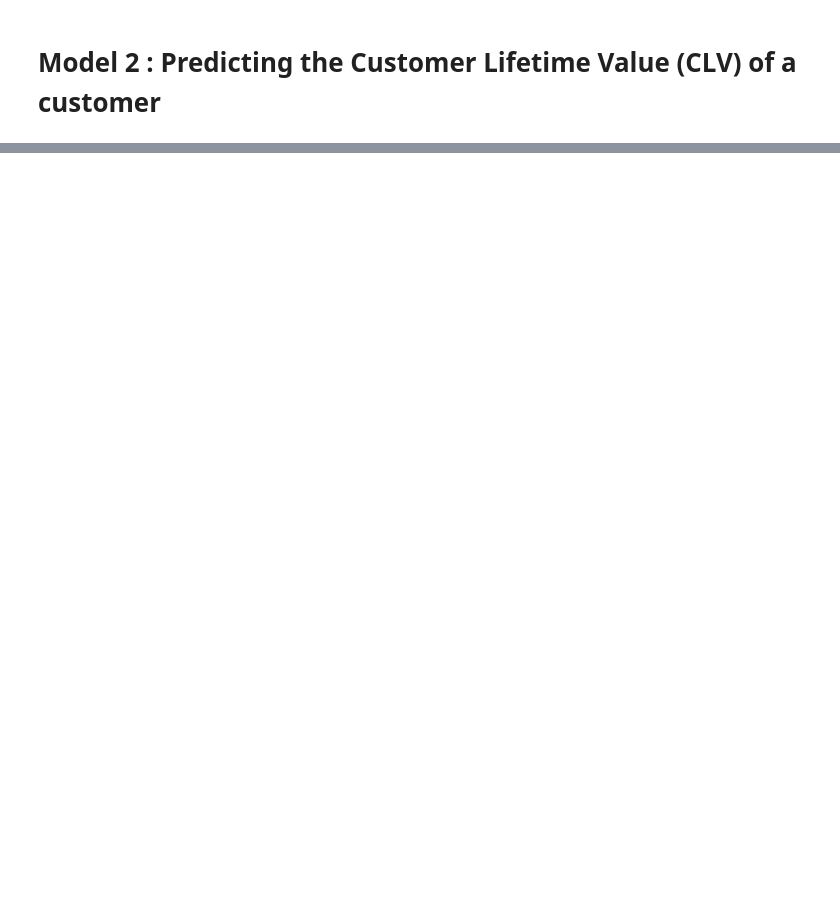
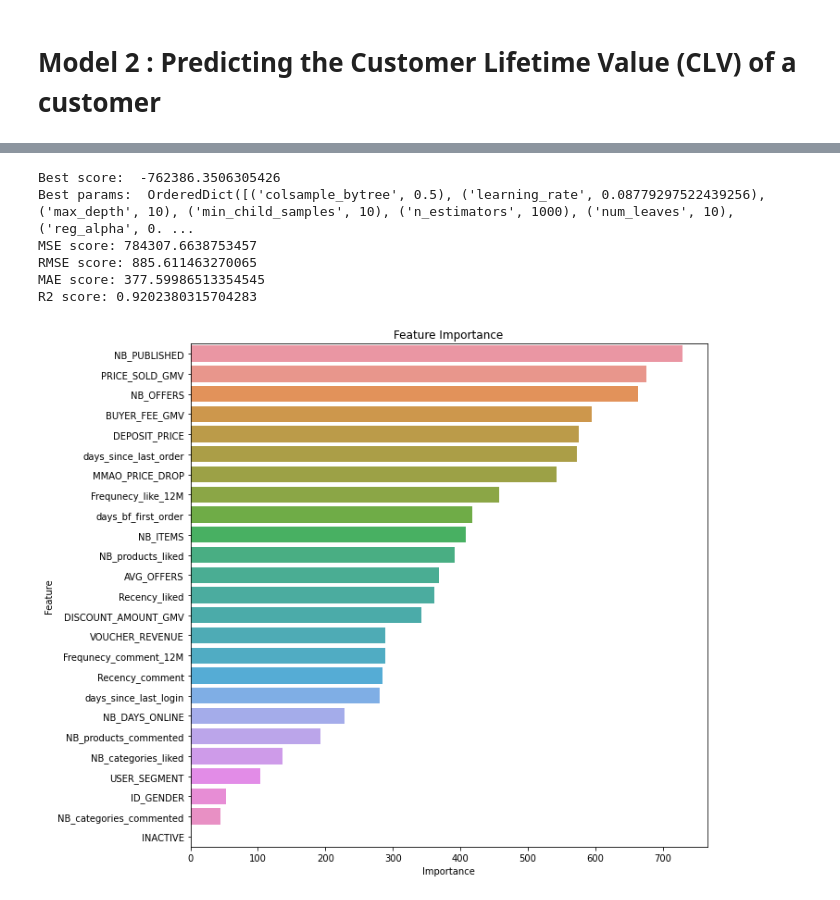
Before and after one commit to SHIYUNWANG22/CRP_VC, a Jupyter notebook: model_v1_cleaned.ipynb, the cells around one changed output, grey strips where cells are left out. Saved outputs shown, nothing was run; the diff lists cells and outputs as text; code cells hidden in the pictures; blank space fills up the shorter version.

Commit message:
FIrst run of models, need optimizing

```diff
--- a/model_v1_cleaned.ipynb
+++ b/model_v1_cleaned.ipynb
@@ -238,6 +335,10 @@ df.drop(['RANK_WITHIN_SEGMENT', 'ID_SEGMENT', 'ID_RFM_BUYER'], axis=1, inplace=T
 X = df.drop(['REPEATER', 'CLTV'], axis=1)
 y_rep = df['REPEATER']
 y_cltv = df['CLTV']
+# %%
+# keeping colnames for later use
+
+colnames = X.columns
 # %%
 # print the shape of X and y
 
@@ -392,0 +601,2 @@ Choice of best models, and hyperparameter tuning
+# %%
+best_model = hyperparameter_tuning_lgbm(X_train, X_test, y_train, y_test)
@@ -588,0 +935,10 @@ Fin de l'évaluation du modèle XGBoost !
+# %%
+best_model_lgbm = hyperparameter_tuning_lgbm(X_train, X_test, y_train, y_test)
+# %% [output]
+Best score:  -762386.3506305426
+Best params:  OrderedDict([('colsample_bytree', 0.5), ('learning_rate', 0.08779297522439256), ('max_depth', 10), ('min_child_samples', 10), ('n_estimators', 1000), ('num_leaves', 10), ('reg_alpha', 0. ...
+MSE score: 784307.6638753457
+RMSE score: 885.611463270065
+MAE score: 377.59986513354545
+R2 score: 0.9202380315704283
+[figure, added]
```
Also changed, not shown: parts of 18 cells of this notebook, 4 other files.
